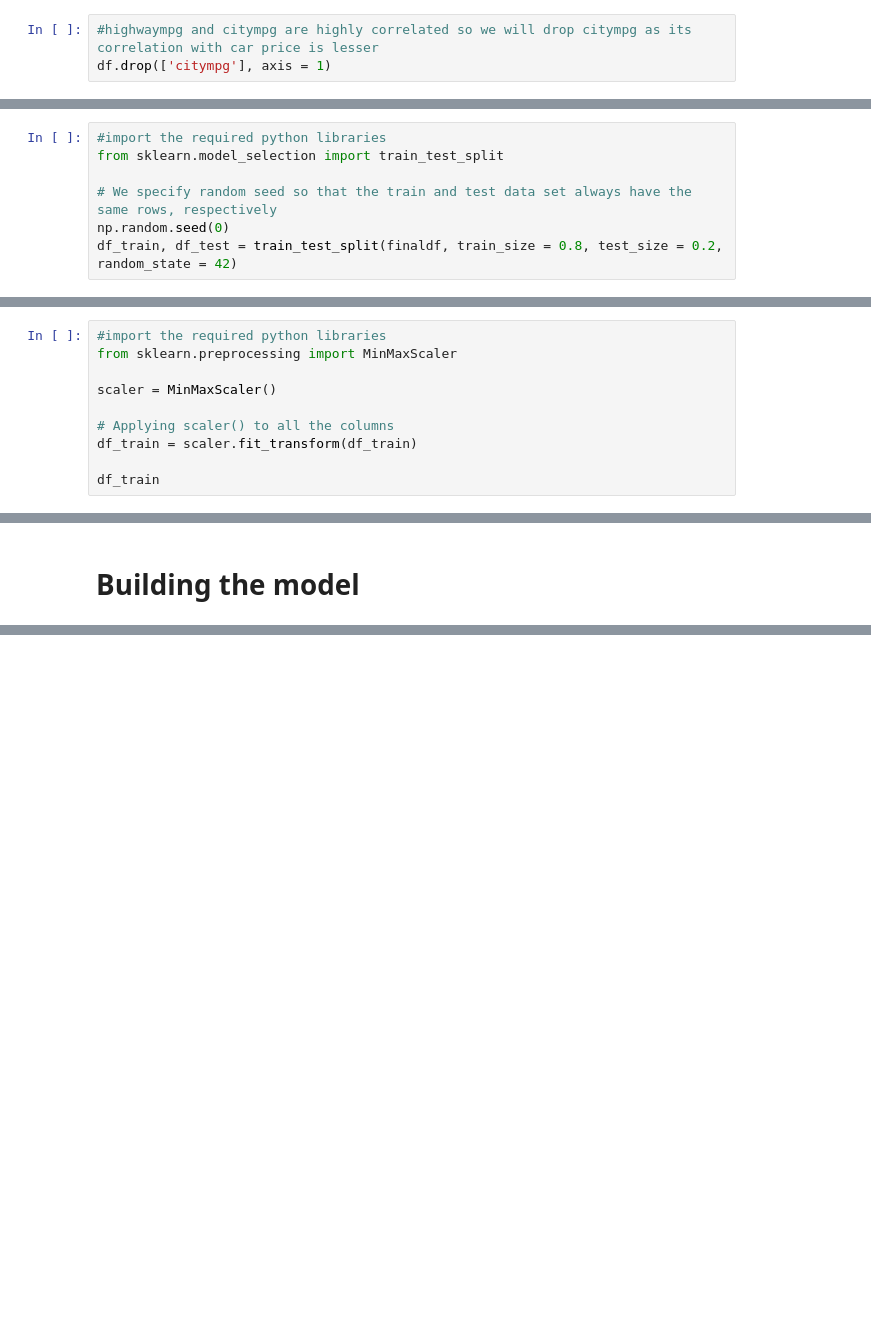
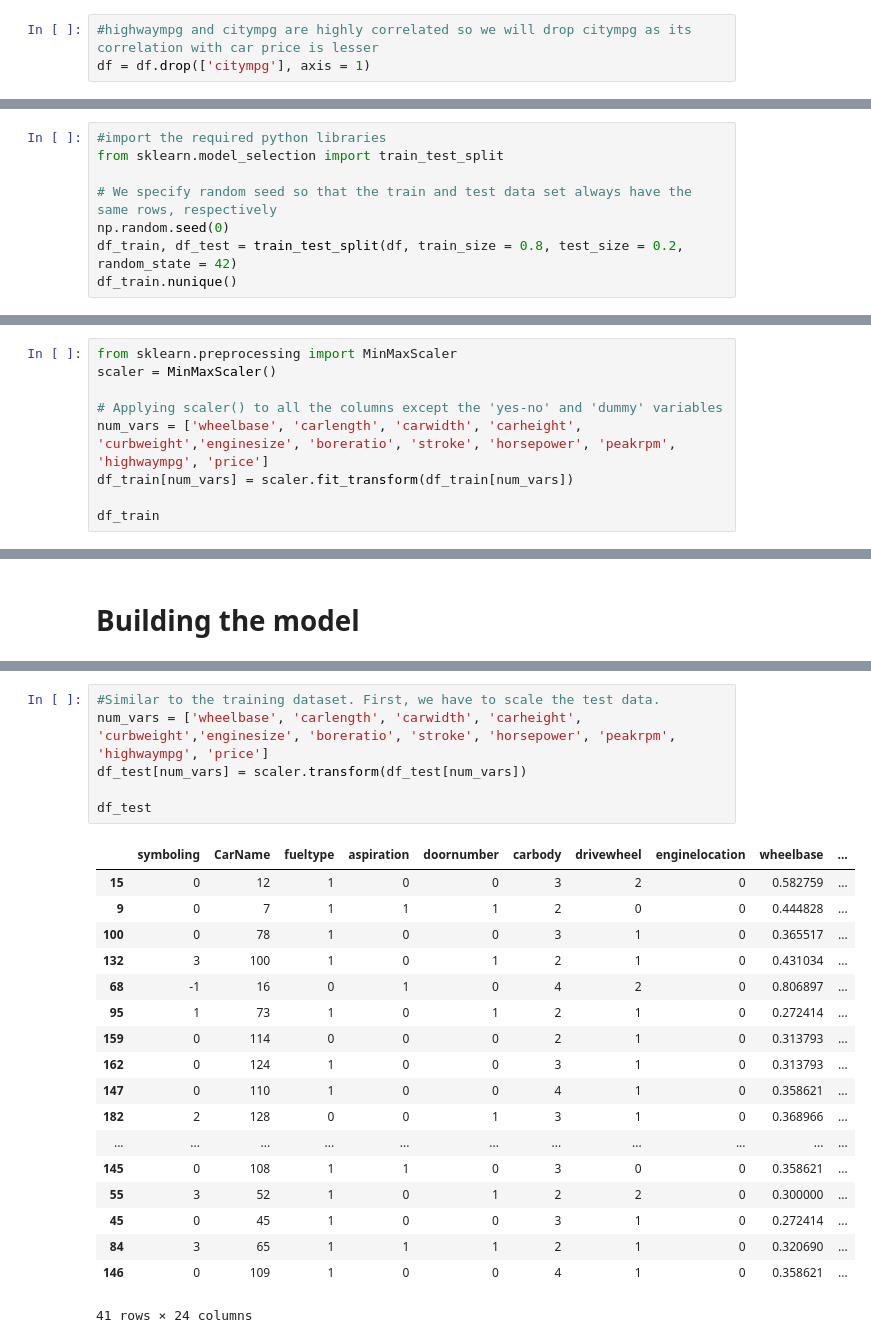
Before and after one commit to aana0308/Car-Price-Prediction, a Jupyter notebook: notebooks/Multiple Linear Regression Analysis.ipynb, the cells around one changed output, grey strips where cells are left out. Cells and saved outputs as stored; diff of their text form; blank space fills up the shorter version.

```diff
--- a/notebooks/Multiple Linear Regression Analysis.ipynb
+++ b/notebooks/Multiple Linear Regression Analysis.ipynb
@@ -288,4 +288,4 @@ From the above heat map we can observe:
 3. citympg , highwaympg - seem to have a significant negative correlation with price
 # %%
 #highwaympg and citympg are highly correlated so we will drop citympg as its correlation with car price is lesser
-df.drop(['citympg'], axis = 1)
+df = df.drop(['citympg'], axis = 1)
@@ -325,4 +297,5 @@ from sklearn.model_selection import train_test_split
 
 # We specify random seed so that the train and test data set always have the same rows, respectively
 np.random.seed(0)
-df_train, df_test = train_test_split(finaldf, train_size = 0.8, test_size = 0.2, random_state = 42)
+df_train, df_test = train_test_split(df, train_size = 0.8, test_size = 0.2, random_state = 42)
+df_train.nunique()
@@ -331,13 +306,12 @@ df_train, df_test = train_test_split(finaldf, train_size = 0.8, test_size = 0.2,
 # %% [markdown]
 It is important to re-scale the variables so that they all have a comparable scale.
 # %%
-#import the required python libraries
 from sklearn.preprocessing import MinMaxScaler
-
 scaler = MinMaxScaler()
 
-# Applying scaler() to all the columns
-df_train = scaler.fit_transform(df_train)
+# Applying scaler() to all the columns except the 'yes-no' and 'dummy' variables
+num_vars = ['wheelbase', 'carlength', 'carwidth', 'carheight', 'curbweight','enginesize', 'boreratio', 'stroke', 'horsepower', 'peakrpm', 'highwaympg', 'price']
+df_train[num_vars] = scaler.fit_transform(df_train[num_vars])
 
 df_train
 # %% [output]
@@ -368,0 +918,25 @@ AttributeError: 'numpy.ndarray' object has no attribute 'price'
+# %%
+#Similar to the training dataset. First, we have to scale the test data.
+num_vars = ['wheelbase', 'carlength', 'carwidth', 'carheight', 'curbweight','enginesize', 'boreratio', 'stroke', 'horsepower', 'peakrpm', 'highwaympg', 'price']
+df_test[num_vars] = scaler.transform(df_test[num_vars])
+
+df_test
+# %% [output]
+|  | symboling | CarName | fueltype | aspiration | doornumber | carbody | drivewheel | enginelocation | wheelbase | ... |
+| 15 | 0 | 12 | 1 | 0 | 0 | 3 | 2 | 0 | 0.582759 | ... |
+| 9 | 0 | 7 | 1 | 1 | 1 | 2 | 0 | 0 | 0.444828 | ... |
+| 100 | 0 | 78 | 1 | 0 | 0 | 3 | 1 | 0 | 0.365517 | ... |
+| 132 | 3 | 100 | 1 | 0 | 1 | 2 | 1 | 0 | 0.431034 | ... |
+| 68 | -1 | 16 | 0 | 1 | 0 | 4 | 2 | 0 | 0.806897 | ... |
+| 95 | 1 | 73 | 1 | 0 | 1 | 2 | 1 | 0 | 0.272414 | ... |
+| 159 | 0 | 114 | 0 | 0 | 0 | 2 | 1 | 0 | 0.313793 | ... |
+| 162 | 0 | 124 | 1 | 0 | 0 | 3 | 1 | 0 | 0.313793 | ... |
+| 147 | 0 | 110 | 1 | 0 | 0 | 4 | 1 | 0 | 0.358621 | ... |
+| 182 | 2 | 128 | 0 | 0 | 1 | 3 | 1 | 0 | 0.368966 | ... |
+| ... | ... | ... | ... | ... | ... | ... | ... | ... | ... | ... |
+| 145 | 0 | 108 | 1 | 1 | 0 | 3 | 0 | 0 | 0.358621 | ... |
+| 55 | 3 | 52 | 1 | 0 | 1 | 2 | 2 | 0 | 0.300000 | ... |
+| 45 | 0 | 45 | 1 | 0 | 0 | 3 | 1 | 0 | 0.272414 | ... |
+| 84 | 3 | 65 | 1 | 1 | 1 | 2 | 1 | 0 | 0.320690 | ... |
+| 146 | 0 | 109 | 1 | 0 | 0 | 4 | 1 | 0 | 0.358621 | ... |
+41 rows × 24 columns
```
Also changed, not shown: parts of 46 cells of this notebook.
